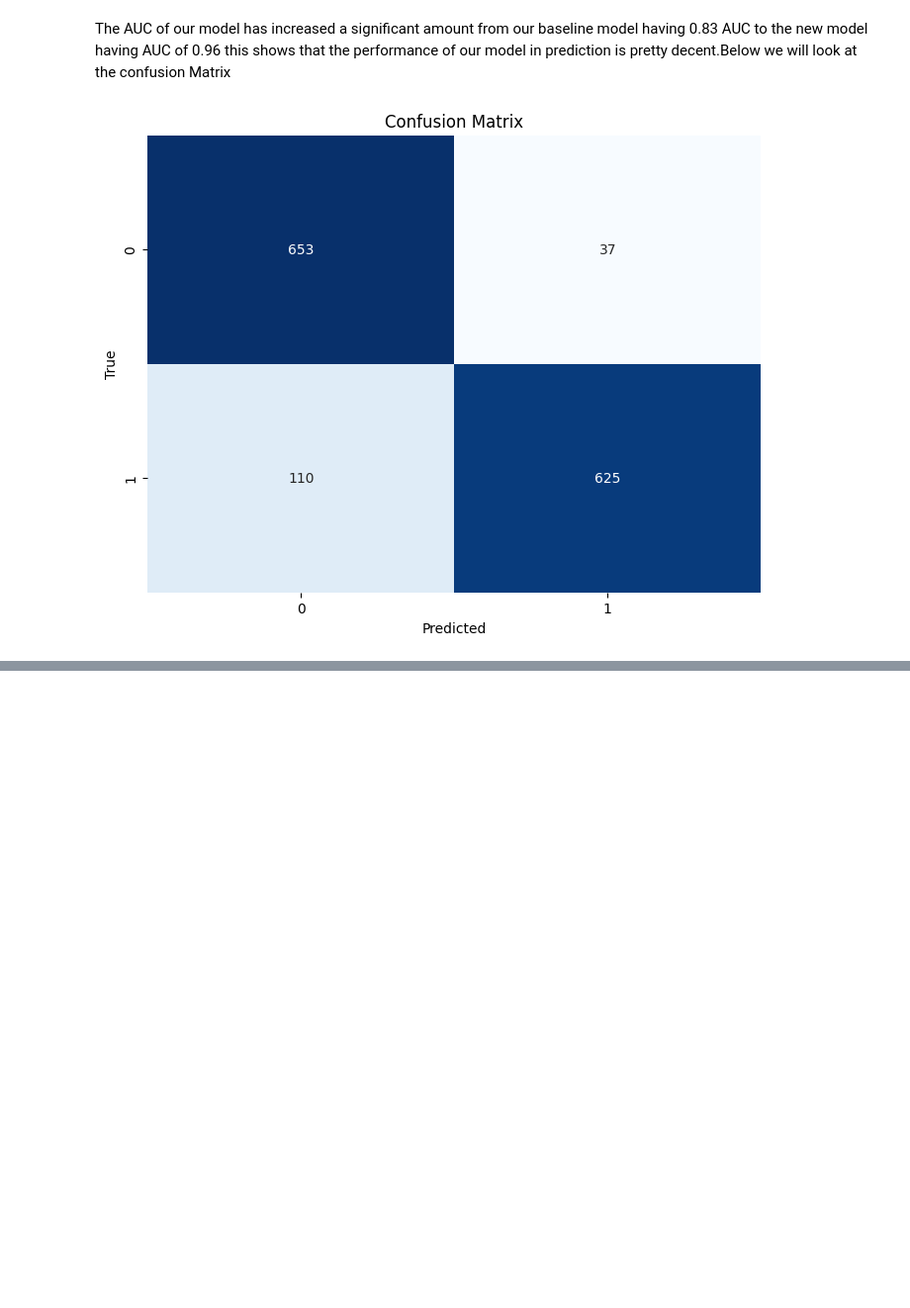
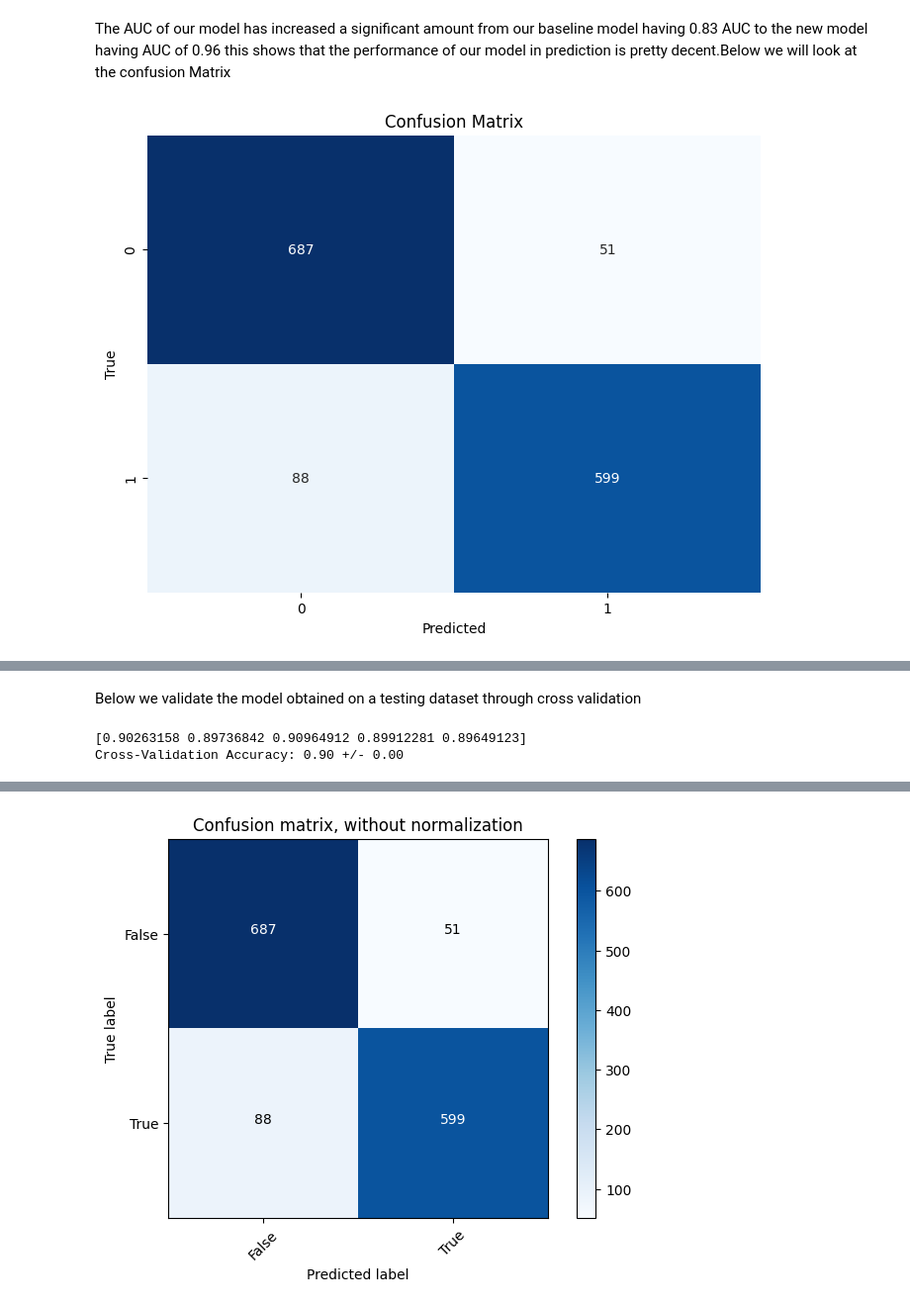
Before and after one commit to IceyPanda23/Phase_3_project, a Jupyter notebook: Project.ipynb, the cells around one changed output, grey strips where cells are left out. Shown at 99% size. Cells and saved outputs as stored; diff of their text form; code cells hidden in the pictures; blank space fills up the shorter version.

```diff
--- a/Project.ipynb
+++ b/Project.ipynb
@@ -390,7 +397,7 @@ y_resampled_target = pd.Series(y_resampled_target, name=y.name)
 # %% [markdown]
 Did a train test split with the new data and then did a grid search for the best hyper parameters that would give the most optimal f1 score as shown below
 # %%
-X_train,X_test,y_train,y_test = train_test_split(X_resampled_target,y_resampled_target)
+X_train,X_test,y_train,y_test = train_test_split(X_resampled_target,y_resampled_target,test_size=0.25,random_state=42)
 param_grid = {
     'C': [0.001, 0.01, 0.1, 1, 10, 100],
     'penalty': ['l1', 'l2']
@@ -467,0 +521,75 @@ This goes to show that our model struggles with making the correct choice when c
+# %% [markdown]
+Below we validate the model obtained on a testing dataset through cross validation
+# %%
+k_folds = 5
+cv_strategy = StratifiedKFold(n_splits=k_folds, shuffle=True, random_state=42)
+
+cv_scores = cross_val_score(logreg, X_resampled_target, y_resampled_target, cv=cv_strategy, scoring='accuracy')
+
+mean_accuracy = cv_scores.mean()
+std_accuracy = cv_scores.std()
+print(cv_scores)
+print("Cross-Validation Accuracy: {:.2f} +/- {:.2f}".format(mean_accuracy, std_accuracy))
+# %% [output]
+[0.90263158 0.89736842 0.90964912 0.89912281 0.89649123]
+Cross-Validation Accuracy: 0.90 +/- 0.00
+# %%
+from sklearn.metrics import accuracy_score, precision_score, recall_score, f1_score, confusion_matrix
+def plot_confusion_matrix(cm, classes,
+                          normalize=False,
+                          title='Confusion matrix',
+                          cmap=plt.cm.Blues):
+    if normalize:
+        cm = cm.astype('float') / cm.sum(axis=1)[:, np.newaxis]
+        print("Normalized confusion matrix")
+    else:
+        print('Confusion matrix, without normalization')
+
+    plt.imshow(cm, interpolation='nearest', cmap=cmap)
+    plt.title(title)
+    plt.colorbar()
+    tick_marks = np.arange(len(classes))
+    plt.xticks(tick_marks, classes, rotation=45)
+    plt.yticks(tick_marks, classes)
+
+    fmt = '.2f' if normalize else 'd'
+    thresh = cm.max() / 2.
+    for i, j in itertools.product(range(cm.shape[0]), range(cm.shape[1])):
+        plt.text(j, i, format(cm[i, j], fmt),
+                 horizontalalignment="center",
+                 color="white" if cm[i, j] > thresh else "black")
+
+    plt.tight_layout()
+    plt.ylabel('True label')
+    plt.xlabel('Predicted label')
+
+y_preddd = logreg.predict(X_test)
+
+accuracy = accuracy_score(y_test, y_preddd)
+precision = precision_score(y_test, y_preddd)
+recall = recall_score(y_test, y_preddd)
+f1 = f1_score(y_test, y_preddd)
+conf_matrix = confusion_matrix(y_test, y_preddd)
+
+
+print("Accuracy:", accuracy)
+print("Precision:", precision)
+print("Recall:", recall)
+print("F1-score:", f1)
+print("Confusion Matrix:\n", conf_matrix)
+
+plt.figure()
+plot_confusion_matrix(conf_matrix, classes=['False', 'True'],
+                      title='Confusion matrix, without normalization')
+
+coefficients = logreg.coef_[0]
+feature_names = X_resampled_target.columns
+
+coefficients_df = pd.DataFrame({'Feature': feature_names, 'Coefficient': coefficients})
+
+coefficients_df['Abs_Coefficient'] = np.abs(coefficients_df['Coefficient'])
+coefficients_df = coefficients_df.sort_values(by='Abs_Coefficient', ascending=False)
+
+print("Top features driving customer attrition:")
+print(coefficients_df.head(10))
+# %% [output]
@@ -467,0 +616 @@ This goes to show that our model struggles with making the correct choice when c
+[figure, added]
```
Also changed, not shown: parts of 18 cells of this notebook.
